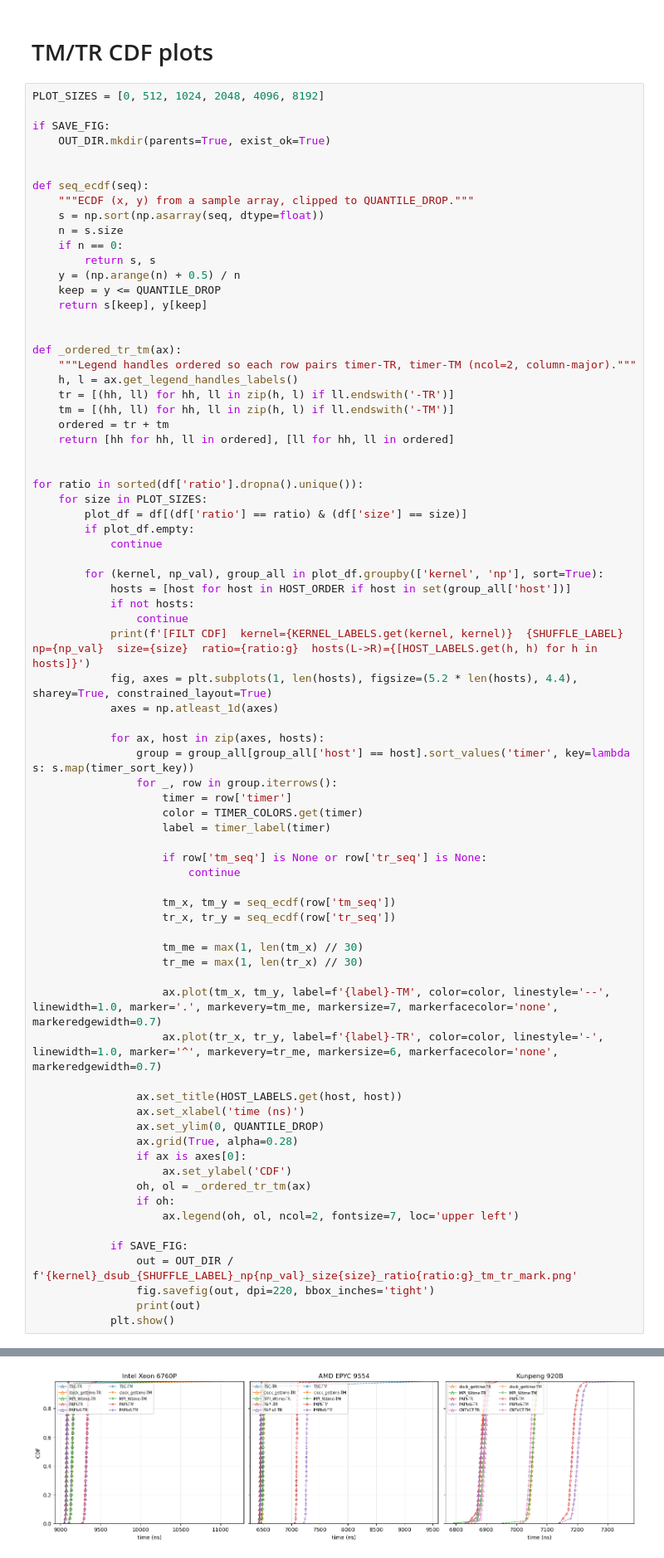
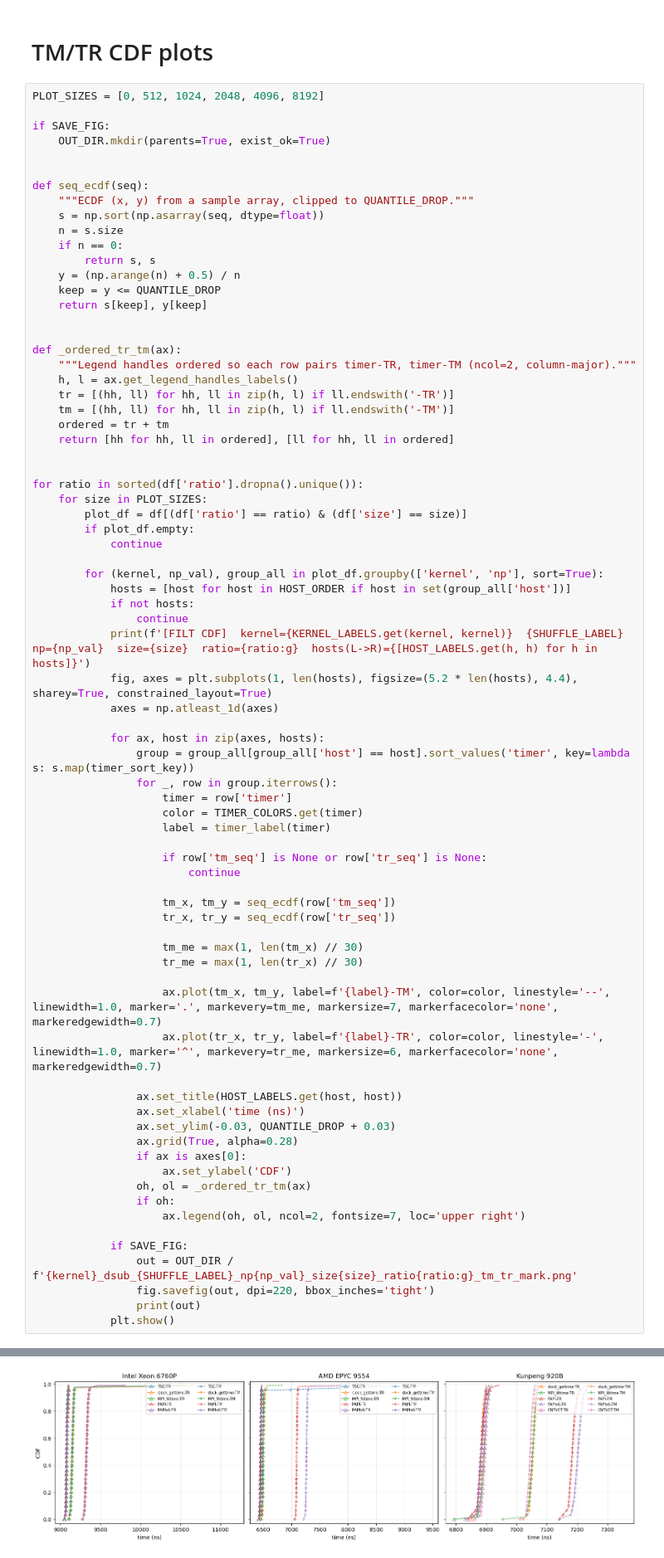
Before and after one commit to HunterHan/TacVar, a Jupyter notebook: src/vkern/plot_entry_filt.tvkern.0615.ipynb, the cells around one changed output, grey strips where cells are left out. Shown at 83% size. Drawn from its saved outputs; the diff is of its cells as text.

```diff
--- a/src/vkern/plot_entry_filt.tvkern.0615.ipynb
+++ b/src/vkern/plot_entry_filt.tvkern.0615.ipynb
@@ -629,13 +629,13 @@ for ratio in sorted(df['ratio'].dropna().unique()):
 
                 ax.set_title(HOST_LABELS.get(host, host))
                 ax.set_xlabel('time (ns)')
-                ax.set_ylim(0, QUANTILE_DROP)
+                ax.set_ylim(-0.03, QUANTILE_DROP + 0.03)
                 ax.grid(True, alpha=0.28)
                 if ax is axes[0]:
                     ax.set_ylabel('CDF')
                 oh, ol = _ordered_tr_tm(ax)
                 if oh:
-                    ax.legend(oh, ol, ncol=2, fontsize=7, loc='upper left')
+                    ax.legend(oh, ol, ncol=2, fontsize=7, loc='upper right')
 
             if SAVE_FIG:
                 out = OUT_DIR / f'{kernel}_dsub_{SHUFFLE_LABEL}_np{np_val}_size{size}_ratio{ratio:g}_tm_tr_mark.png'
@@ -649,5 +649,5 @@ for ratio in sorted(df['ratio'].dropna().unique()):
 [FILT CDF]  kernel=tvkern  cgnr6760pn2-shuffle2_camd9554n1-shuffle2_c920bn3-shuffle2  np=64  size=512  ratio=0.5  hosts(L->R)=['Intel Xeon 6760P', 'AMD EPYC 9554', 'Kunpeng 920B']
 /astrum/home/hpchzy/code/TacVar/src/vkern/plots_0615_tvkern_dsub/tvkern_dsub_cgnr6760pn2-shuffle2_camd9554n1-shuffle2_c920bn3-shuffle2_np64_size512_ratio0.5_tm_tr_mark.png
-[figure, old version]
+[figure, new version]
 [FILT CDF]  kernel=tvkern  cgnr6760pn2-shuffle2_camd9554n1-shuffle2_c920bn3-shuffle2  np=64  size=1024  ratio=0.5  hosts(L->R)=['Intel Xeon 6760P', 'AMD EPYC 9554', 'Kunpeng 920B']
 /astrum/home/hpchzy/code/TacVar/src/vkern/plots_0615_tvkern_dsub/tvkern_dsub_cgnr6760pn2-shuffle2_camd9554n1-shuffle2_c920bn3-shuffle2_np64_size1024_ratio0.5_tm_tr_mark.png
```
Also changed, not shown: parts of 1 cell of this notebook, 31 other files.
